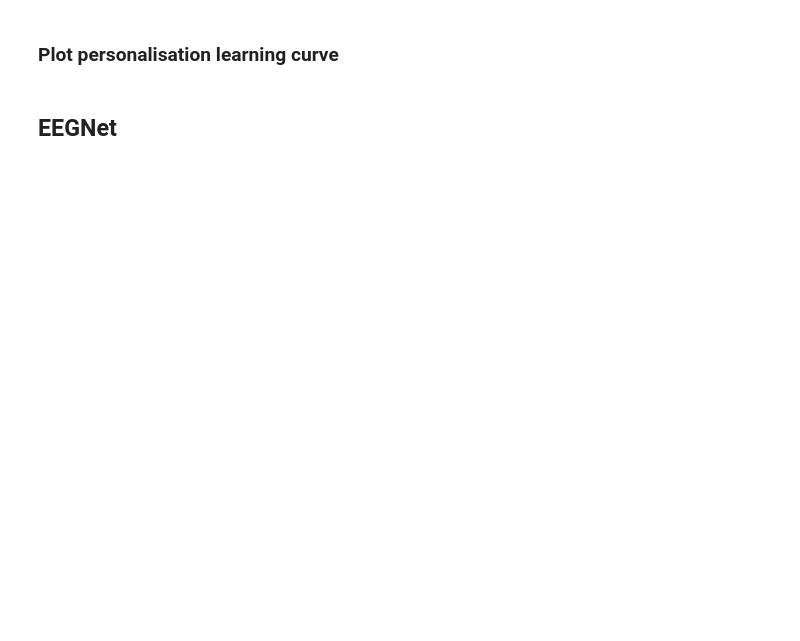
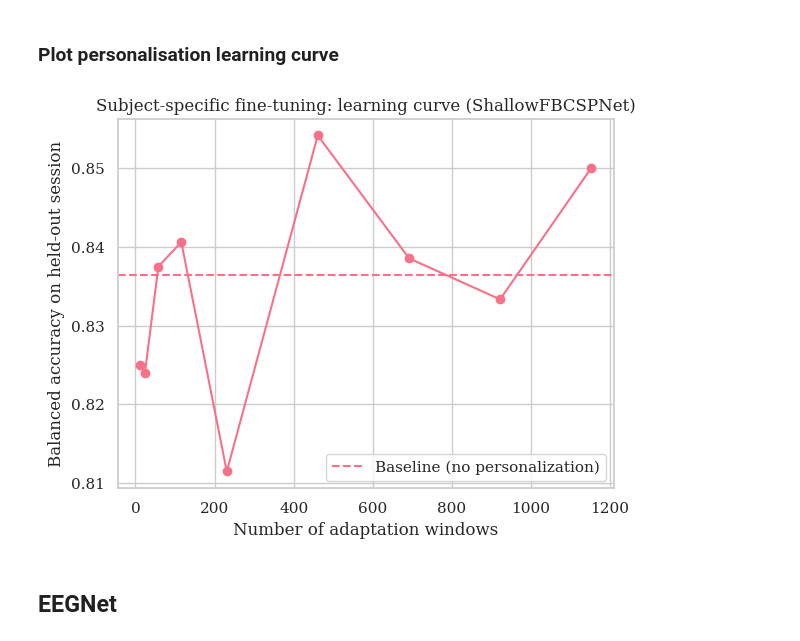
Before and after one commit to stratisvaldo/p300-personalisation-hyperscanning, a Jupyter notebook: Notebook/P300_pipeline_DL.ipynb, the cells around one changed output. Saved outputs shown, nothing was run; the diff lists cells and outputs as text; code cells hidden in the pictures; blank space fills up the shorter version.

Commit message:
fine tuning freezing last layer shallow

```diff
--- a/Notebook/P300_pipeline_DL.ipynb
+++ b/Notebook/P300_pipeline_DL.ipynb
@@ -2454,0 +2469,10 @@ pool_time_stride = pool_time_length // 2
+# %%
+import os
+
+save_dir = "models_shallow"
+seed = 2025
+run_id = "hpo_v1"
+
+path_shallow = os.path.join(save_dir, f"shallow_{run_id}_seed{seed}.pkl")
+print("Loading weights from:", path_shallow)
+print("Exists:", os.path.exists(path_shallow))
@@ -2678,0 +2707,31 @@ print("Baseline (no personalization) on held-out subject test session:", baselin
+# %%
+set_random_seeds(seed=2026, cuda=cuda)
+
+general_clf = make_shallow_clf(
+    n_chans=n_chans,
+    n_times=n_times,
+    n_classes=n_classes,
+    device=device,
+    lr=lr,
+    max_epochs=MAX_EPOCHS,
+    batch_size=batch_size,
+    weight_decay=weight_decay,
+    patience=patience,
+    drop_prob=drop_prob,
+    n_filters_time=n_filters_time,
+    filter_time_length=filter_time_length,
+    n_filters_spat=n_filters_spat,
+    pool_time_length=pool_time_length,
+    pool_time_stride=pool_time_stride,
+    valid_ds=None,
+)
+
+general_clf.initialize()
+general_clf.load_params(f_params=path_shallow)
+
+baseline = eval_clf_on_dataset(general_clf, subject_test_ds, y_subjtest)
+print("Baseline (loaded general model):", baseline)
+
+print("First parameter names (for choosing freeze patterns):")
+for name, _ in list(general_clf.module_.named_parameters())[:40]:
+    print(name)
@@ -2782,13 +3036,15 @@ df_results
 # %%
 import matplotlib.pyplot as plt
 
 plt.figure()
-plt.plot(df_results["n_adapt"], df_results["bacc"], marker="o")
+plt.plot(df_results_head_only["n_adapt"], df_results_head_only["bacc"], marker="o")
 plt.axhline(baseline["bacc"], linestyle="--", label="Baseline (no personalization)")
 plt.xlabel("Number of adaptation windows")
 plt.ylabel("Balanced accuracy on held-out session")
 plt.title("Subject-specific fine-tuning: learning curve (ShallowFBCSPNet)")
 plt.legend()
 plt.show()
+# %% [output]
+[figure, added]
 # %% [markdown]
 ## EEGNet
```
Also changed, not shown: parts of 20 cells of this notebook.
